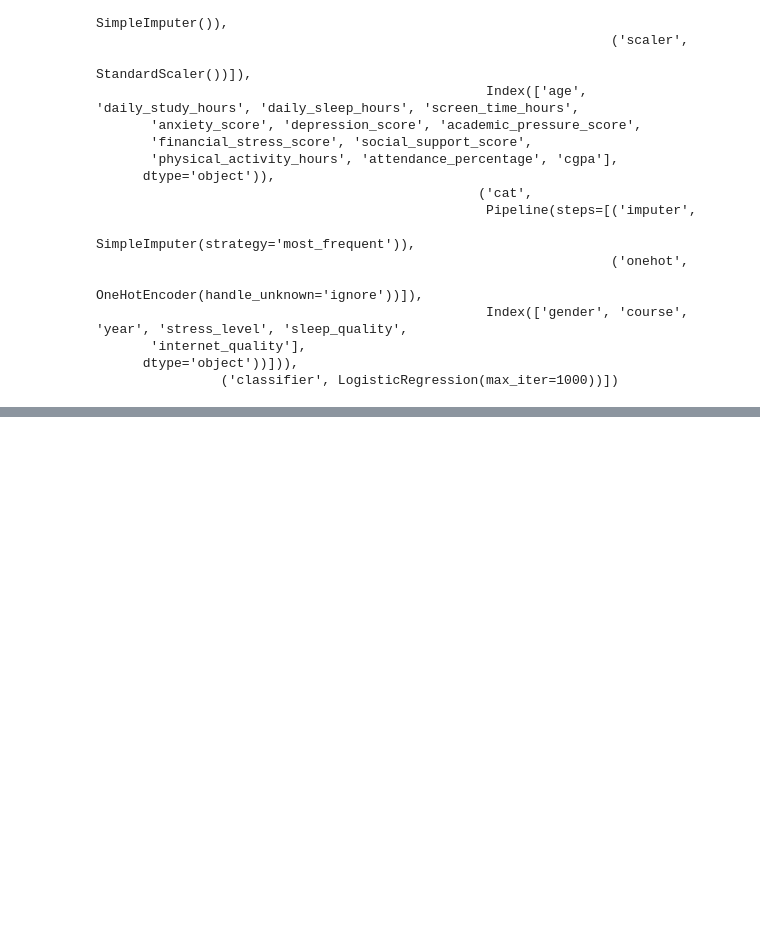
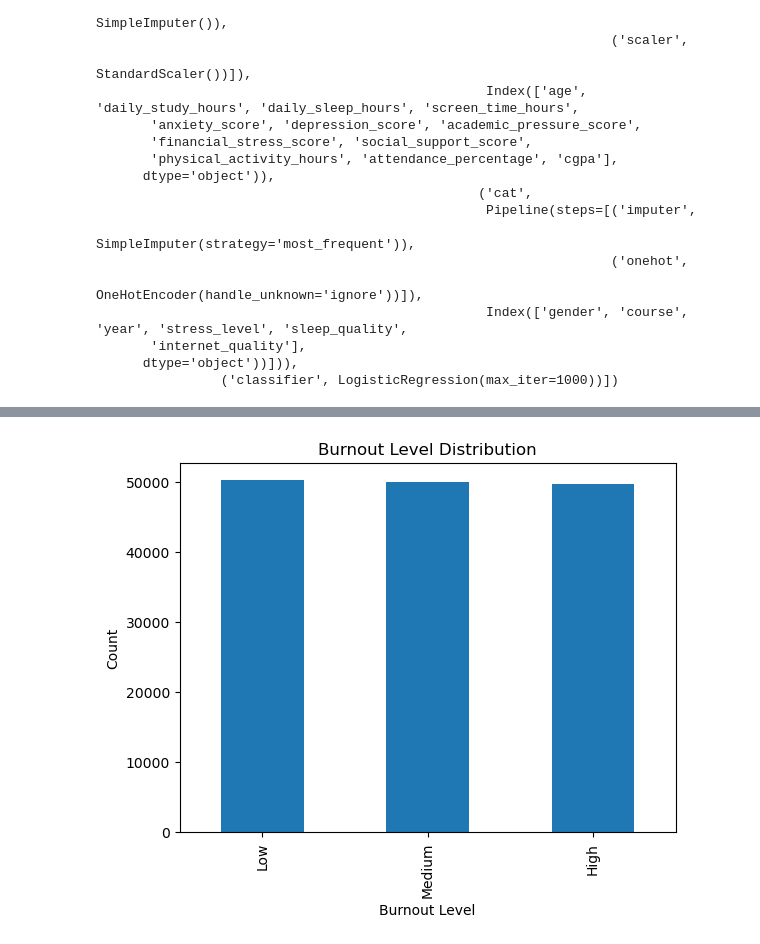
Before and after one commit to HirushiDivya/ML-Assignment-Mental-Health-Prediction, a Jupyter notebook: Logistic Regression/notebooks/logistic_regression.ipynb, the cells around one changed output, grey strips where cells are left out. Saved outputs shown, nothing was run; the diff lists cells and outputs as text; code cells hidden in the pictures; blank space fills up the shorter version.

```diff
--- a/Logistic Regression/notebooks/logistic_regression.ipynb
+++ b/Logistic Regression/notebooks/logistic_regression.ipynb
@@ -118,0 +152,8 @@ Pipeline(steps=[('preprocessor',
+# %%
+df["burnout_level"].value_counts().plot(kind="bar")
+plt.title("Burnout Level Distribution")
+plt.xlabel("Burnout Level")
+plt.ylabel("Count")
+plt.show()
+# %% [output]
+[figure, added]
```
Also changed, not shown: parts of 2 cells of this notebook.
